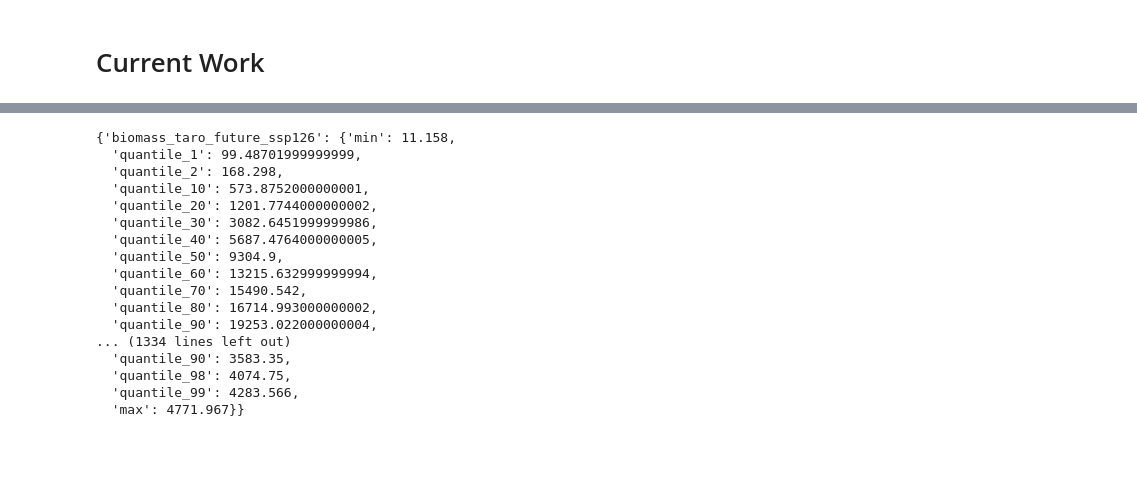
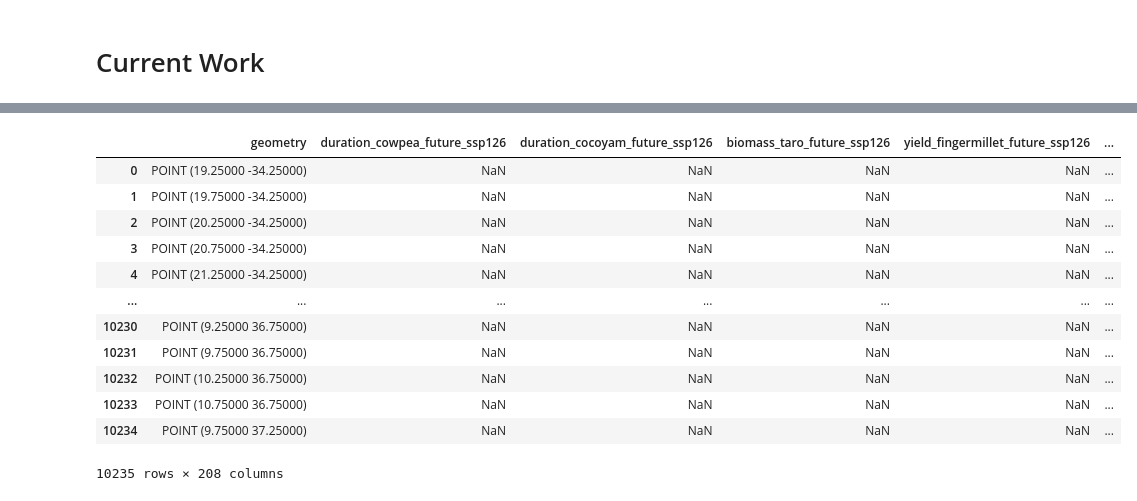
Before and after one commit to earthrise-media/vacs-map, a Jupyter notebook: data/crop-data.ipynb, the cells around one changed output, grey strips where cells are left out. Cells and saved outputs as stored; diff of their text form; code cells hidden in the pictures; blank space fills up the shorter version.

```diff
--- a/data/crop-data.ipynb
+++ b/data/crop-data.ipynb
@@ -99,4 +141,20 @@ geojson_no_nans(grid, "./synced-data/crop-yields-all-models.geojson")
 # %%
 grid_reduced = reduce_models(grid)
+# %%
+grid_reduced
+# %% [output]
+|  | geometry | duration_cowpea_future_ssp126 | duration_cocoyam_future_ssp126 | biomass_taro_future_ssp126 | yield_fingermillet_future_ssp126 | ... |
+| 0 | POINT (19.25000 -34.25000) | NaN | NaN | NaN | NaN | ... |
+| 1 | POINT (19.75000 -34.25000) | NaN | NaN | NaN | NaN | ... |
+| 2 | POINT (20.25000 -34.25000) | NaN | NaN | NaN | NaN | ... |
+| 3 | POINT (20.75000 -34.25000) | NaN | NaN | NaN | NaN | ... |
+| 4 | POINT (21.25000 -34.25000) | NaN | NaN | NaN | NaN | ... |
+| ... | ... | ... | ... | ... | ... | ... |
+| 10230 | POINT (9.25000 36.75000) | NaN | NaN | NaN | NaN | ... |
+| 10231 | POINT (9.75000 36.75000) | NaN | NaN | NaN | NaN | ... |
+| 10232 | POINT (10.25000 36.75000) | NaN | NaN | NaN | NaN | ... |
+| 10233 | POINT (10.75000 36.75000) | NaN | NaN | NaN | NaN | ... |
+| 10234 | POINT (9.75000 37.25000) | NaN | NaN | NaN | NaN | ... |
+10235 rows × 208 columns
 # %%
 geojson_no_nans(grid_reduced, "./synced-data/crop-yields-mean-models.geojson")
@@ -103,22 +161,0 @@ geojson_no_nans(grid_reduced, "./synced-data/crop-yields-mean-models.geojson")
-# %%
-quantiles = generate_quantiles(grid_reduced)
-quantiles
-# I copy this output into the dataQuantiles.js file
-# %% [output]
-{'biomass_taro_future_ssp126': {'min': 11.158,
-  'quantile_1': 99.48701999999999,
-  'quantile_2': 168.298,
-  'quantile_10': 573.8752000000001,
-  'quantile_20': 1201.7744000000002,
-  'quantile_30': 3082.6451999999986,
-  'quantile_40': 5687.4764000000005,
-  'quantile_50': 9304.9,
-  'quantile_60': 13215.632999999994,
-  'quantile_70': 15490.542,
-  'quantile_80': 16714.993000000002,
-  'quantile_90': 19253.022000000004,
-... (1334 lines left out)
-  'quantile_90': 3583.35,
-  'quantile_98': 4074.75,
-  'quantile_99': 4283.566,
-  'max': 4771.967}}
```
Also changed, not shown: parts of 10 cells of this notebook, 6 other files.
